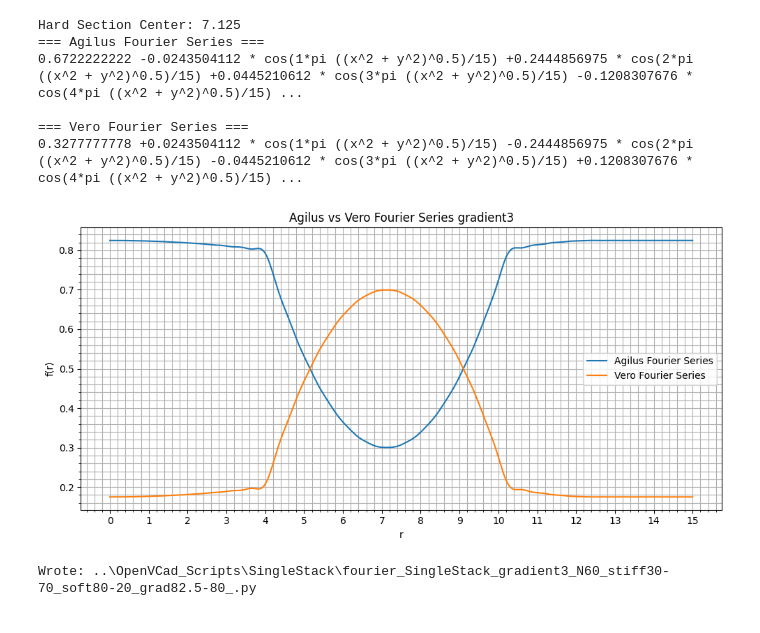
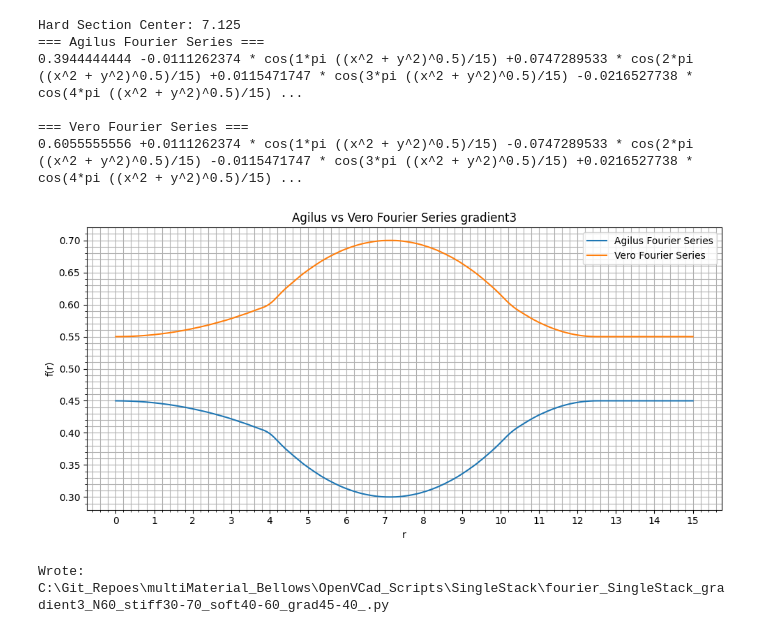
Before and after one commit to MacCurdyLab/multiMaterial_Bellows, a Jupyter notebook: Fourier_Series_Generator/FouierCalculation2.2_FileGenerator.ipynb, the cells around one changed output. Drawn from its saved outputs; the diff is of its cells as text; code cells hidden in the pictures.

```diff
--- a/Fourier_Series_Generator/FouierCalculation2.2_FileGenerator.ipynb
+++ b/Fourier_Series_Generator/FouierCalculation2.2_FileGenerator.ipynb
@@ -14,11 +14,11 @@ L = 15               # Plot Settings
 N = 60               # number of Fourier modes (solid quality at 85)
 agilus_stiff_section = 30  # percentage of agilus in the stiff portion of the bellows
 vero_stiff_section = 100 - agilus_stiff_section
-agilus_soft_section = 80   # percentage of agilus in the soft portion of the bellows
+agilus_soft_section = 40   # percentage of agilus in the soft portion of the bellows  #Last Value: 80
 vero_soft_section = 100 - agilus_soft_section
 
 # Stiff and soft sections must add up to 100% in each section
-gradient_start = agilus_soft_section +2.5       # Start of the gradient section (Agilus percentage)
+gradient_start = agilus_soft_section + 5       # Start of the gradient section (Agilus percentage) Previous value: + 2.5
 gradient_end = agilus_soft_section
 gradient4_vero = 50      # Percentage of vero in the middle cap of the bellows
 gradient4_agilus = 100 - gradient4_vero
@@ -488,11 +488,11 @@ if generateFile == True:
 
     # 1) Define where to put generated files:
     if stack:
-        base_output_folder = r"..\OpenVCad_Scripts\SingleStack"
+        base_output_folder = r"C:\Git_Repoes\multiMaterial_Bellows\OpenVCad_Scripts\SingleStack"
     elif dual_wb:
-        base_output_folder = r"..\OpenVCad_Scripts\DoubleStack_WB"
+        base_output_folder = r"C:\Git_Repoes\multiMaterial_Bellows\OpenVCad_Scripts\DoubleStack_WB"
     else:
-        base_output_folder = r"..\OpenVCad_Scripts\DoubleStack_NB"
+        base_output_folder = r"C:\Git_Repoes\multiMaterial_Bellows\OpenVCad_Scripts\DoubleStack_NB"
 
 
     # 2) Build our settings dict as before:
@@ -514,34 +514,34 @@ if generateFile == True:
         "design":              design,
         "design_filename":     design_filename
     }
 
     # 3) List of functions to inject:
     functions_to_inject = [fourier_series, fourier_series_string_3D]
 
     # 4) Compute the actual output_path at runtime:
     output_path = make_filename_from_settings(base_output_folder, settings)
 
     # 5) Call the generator:
     if stack:
         template_path = r".\Templates\VariableSingleStack_template.py"
     elif dual_wb:
         template_path = r".\Templates\Variable_Dual_Stack_w_Baffles_TEST.py"
     else:
         template_path = r".\Templates\DualStackNB_template.py"
 
     write_py_from_template(template_path, output_path,
                            functions_to_inject, settings)
 
     print("Wrote:", output_path)
 
 else:
     print("No File Written")
 # %% [output]
 Hard Section Center: 7.125
 === Agilus Fourier Series ===
-0.6722222222 -0.0243504112 * cos(1*pi ((x^2 + y^2)^0.5)/15) +0.2444856975 * cos(2*pi ((x^2 + y^2)^0.5)/15) +0.0445210612 * cos(3*pi ((x^2 + y^2)^0.5)/15) -0.1208307676 * cos(4*pi ((x^2 + y^2)^0.5)/15) ...
+0.3944444444 -0.0111262374 * cos(1*pi ((x^2 + y^2)^0.5)/15) +0.0747289533 * cos(2*pi ((x^2 + y^2)^0.5)/15) +0.0115471747 * cos(3*pi ((x^2 + y^2)^0.5)/15) -0.0216527738 * cos(4*pi ((x^2 + y^2)^0.5)/15) ...
 
 === Vero Fourier Series ===
-0.3277777778 +0.0243504112 * cos(1*pi ((x^2 + y^2)^0.5)/15) -0.2444856975 * cos(2*pi ((x^2 + y^2)^0.5)/15) -0.0445210612 * cos(3*pi ((x^2 + y^2)^0.5)/15) +0.1208307676 * cos(4*pi ((x^2 + y^2)^0.5)/15) ...
+0.6055555556 +0.0111262374 * cos(1*pi ((x^2 + y^2)^0.5)/15) -0.0747289533 * cos(2*pi ((x^2 + y^2)^0.5)/15) -0.0115471747 * cos(3*pi ((x^2 + y^2)^0.5)/15) +0.0216527738 * cos(4*pi ((x^2 + y^2)^0.5)/15) ...
-[figure, old version]
+[figure, new version]
-Wrote: ..\OpenVCad_Scripts\SingleStack\fourier_SingleStack_gradient3_N60_stiff30-70_soft80-20_grad82.5-80_.py
+Wrote: C:\Git_Repoes\multiMaterial_Bellows\OpenVCad_Scripts\SingleStack\fourier_SingleStack_gradient3_N60_stiff30-70_soft40-60_grad45-40_.py
```
Also changed, not shown: 7 other files.
